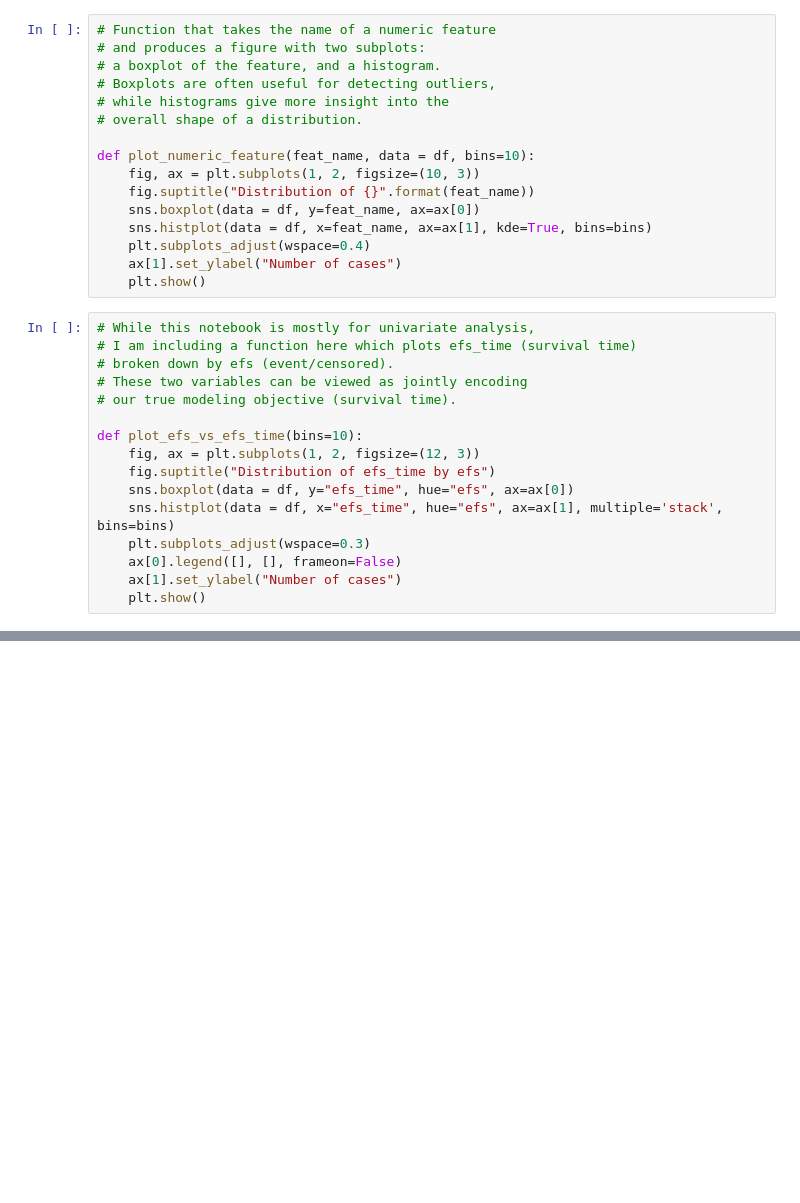
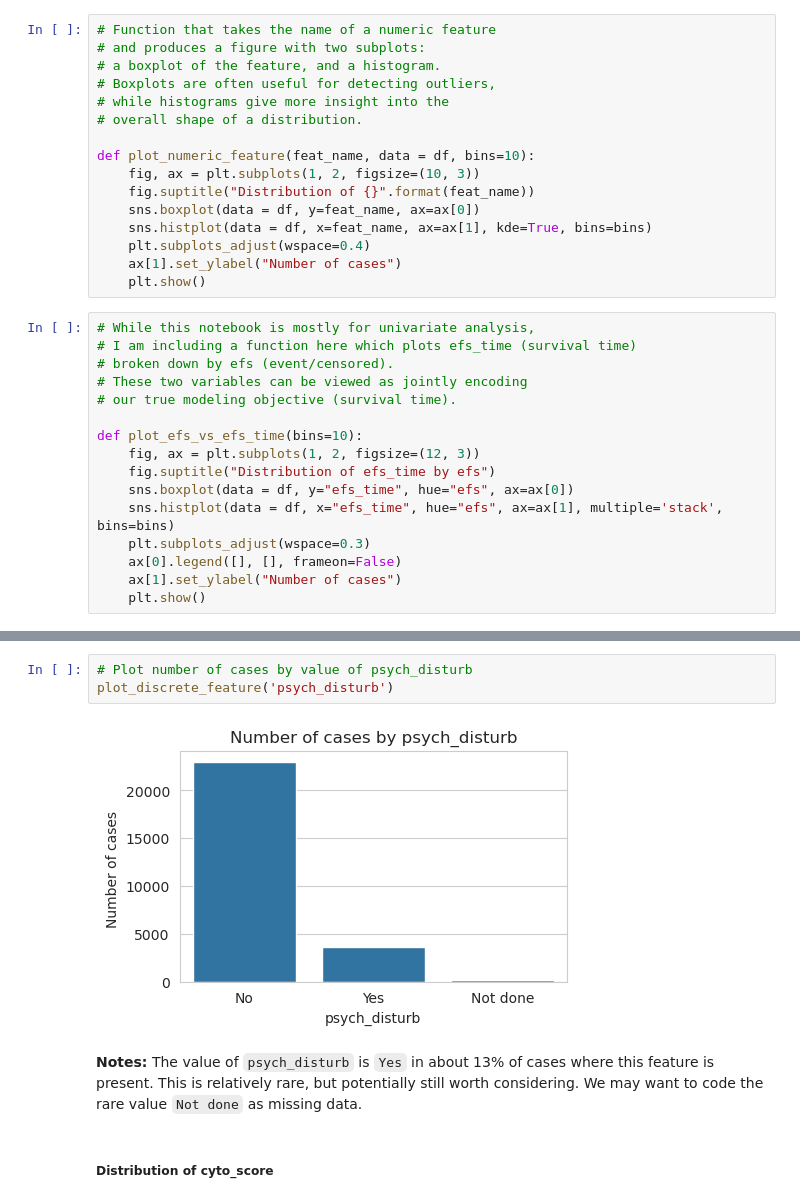
Before and after one commit to RuiboZhang98/CIBMTR_post_hct_survival, a Jupyter notebook: notebooks/univariate_distributions.ipynb, the cells around one changed output, grey strips where cells are left out. Cells and saved outputs as stored; diff of their text form; blank space fills up the shorter version.

```diff
--- a/notebooks/univariate_distributions.ipynb
+++ b/notebooks/univariate_distributions.ipynb
@@ -110,0 +201,9 @@ def plot_efs_vs_efs_time(bins=10):
+# %%
+# Plot number of cases by value of psych_disturb
+plot_discrete_feature('psych_disturb')
+# %% [output]
+[figure, added]
+# %% [markdown]
+**Notes:** The value of `psych_disturb` is `Yes` in about 13% of cases where this feature is present. This is relatively rare, but potentially still worth considering. We may want to code the rare value `Not done` as missing data.
+# %% [markdown]
+##### Distribution of cyto_score
```
Also changed, not shown: parts of 86 cells of this notebook.
